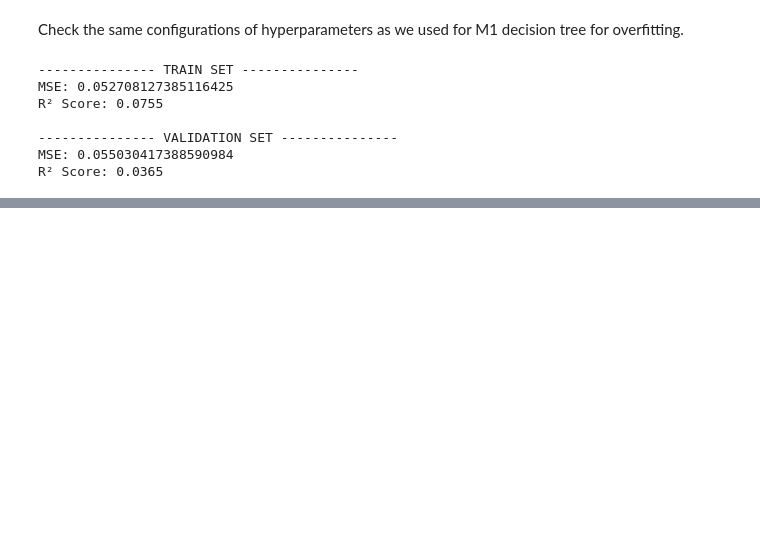
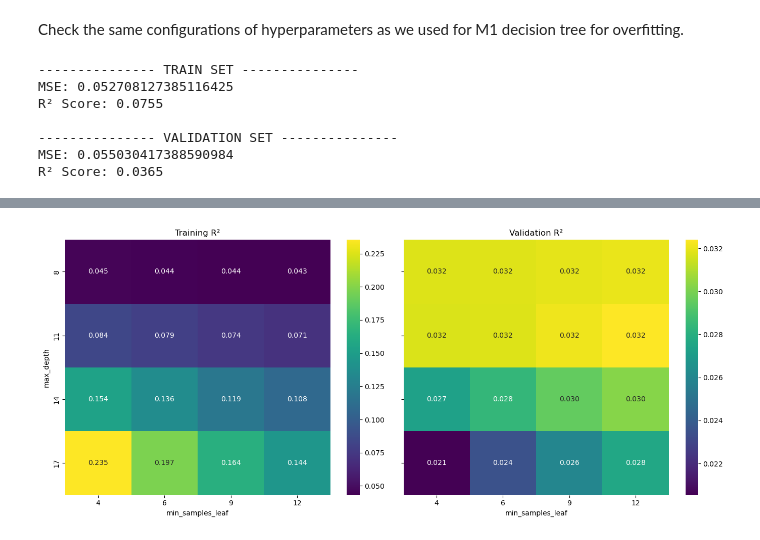
Before and after one commit to Simon-Simonsen/ML-project, a Jupyter notebook: M3.ipynb, the cells around one changed output, grey strips where cells are left out. Cells and saved outputs as stored; diff of their text form; code cells hidden in the pictures; blank space fills up the shorter version.

```diff
--- a/M3.ipynb
+++ b/M3.ipynb
@@ -18,7 +20,7 @@ for train_index, test_index in kf.split(X):
     X_train, X_test = X[train_index], X[test_index]
     y_train, y_test = y[train_index], y[test_index]
 
-    model = RandomForestRegressor(n_estimators=100, min_samples_leaf=12, max_depth=11, random_state=42)
+    model = RandomForestRegressor(n_estimators=100, min_samples_leaf=12, max_depth=8, random_state=42)
     model.fit(X_train, y_train)
 
     y_hat = model.predict(X_test)
@@ -117,7 +123,7 @@ y = df['ClaimNb']
 
 x_train, x_test, y_train, y_test = train_test_split(X, y, test_size=.25, random_state=42)
 
-model = RandomForestRegressor(n_estimators=300, min_samples_leaf=12, max_depth=11, random_state=42)
+model = RandomForestRegressor(n_estimators=300, min_samples_leaf=12, max_depth=8, random_state=42)
 model.fit(x_train, y_train)
 
 y_hat = model.predict(x_test)
@@ -218,18 +226,82 @@ R² Score: 0.0365
 # %%
 from sklearn.ensemble import RandomForestRegressor
 import pandas as pd
 from sklearn.metrics import r2_score
-from sklearn.preprocessing import StandardScaler
+from sklearn.model_selection import KFold
+import numpy as np
+import seaborn as sns
+import matplotlib.pyplot as plt
+
+
 df = pd.read_csv('feature_engineered.csv')
 
-X = df[['Density', 'DrivAge', 'Exposure', 'VehAge','VehPower', 'BonusMalus', 'VehGas', 'exposure*bonusmalus', 'Density_over_VehAge', 'VehBrand']]
-X = pd.get_dummies(X, drop_first=True, dtype=int)
+X = df[['Density', 'DrivAge', 'Exposure', 'VehAge','VehPower', 'BonusMalus', 'VehGas']]
+X = pd.get_dummies(X, drop_first=True)
 y = df['ClaimNb']
-numeric_cols = [
-    'Density', 'DrivAge', 'Exposure', 'VehAge',
-    'VehPower', 'BonusMalus',
-    'exposure*bonusmalus', 'Density_over_VehAge'
-]
 
-scaler = StandardScaler()
-X[numeric_cols] = scaler.fit_transform(X[numeric_cols])
+X = X.to_numpy()
+y = y.to_numpy()
+
+kf = KFold(n_splits=3, shuffle=True, random_state=42)
+
+# hyperparameters
+max_depth_values = [8, 11, 14, 17]
+min_leaf_values = [4,6,9, 12]
+results = []
+
+train_matrix = np.zeros((len(max_depth_values), len(min_leaf_values)))
+val_matrix = np.zeros((len(max_depth_values), len(min_leaf_values)))
+
+# cross validation for each hyperparameter combination
+for i, d in enumerate(max_depth_values):
+    for j, l in enumerate(min_leaf_values):
+        r2_scores_train = []
+        r2_scores_val = []
+
+        for train_index, val_index in kf.split(X):
+            X_train, X_val = X[train_index], X[val_index]
+            y_train, y_val = y[train_index], y[val_index]
+
+            model = RandomForestRegressor(n_estimators=50,random_state=42, max_depth=d, min_samples_leaf=l, n_jobs=-1)
+            model.fit(X_train, y_train)
+            y_hat_train = model.predict(X_train)
+            y_hat_val = model.predict(X_val)
+
+            r2_scores_train.append(r2_score(y_train, y_hat_train))
+            r2_scores_val.append(r2_score(y_val, y_hat_val))
+
+        train_matrix[i, j] = np.mean(r2_scores_train)
+        val_matrix[i, j] = np.mean(r2_scores_val)
+
+
+fig, axes = plt.subplots(1, 2, figsize=(14, 6), sharey=True)
+
+sns.heatmap(
+    train_matrix,
+    annot=True,
+    fmt=".3f",
+    xticklabels=min_leaf_values,
+    yticklabels=max_depth_values,
+    cmap="viridis",
+    ax=axes[0]
+)
+axes[0].set_title("Training R²")
+axes[0].set_xlabel("min_samples_leaf")
+axes[0].set_ylabel("max_depth")
+
+sns.heatmap(
+    val_matrix,
+    annot=True,
+    fmt=".3f",
+    xticklabels=min_leaf_values,
+    yticklabels=max_depth_values,
+    cmap="viridis",
+    ax=axes[1]
+)
+axes[1].set_title("Validation R²")
+axes[1].set_xlabel("min_samples_leaf")
+
+plt.tight_layout()
+plt.show()
+# %% [output]
+[figure, added]
```
Also changed, not shown: parts of 8 cells of this notebook, 1 other file.
